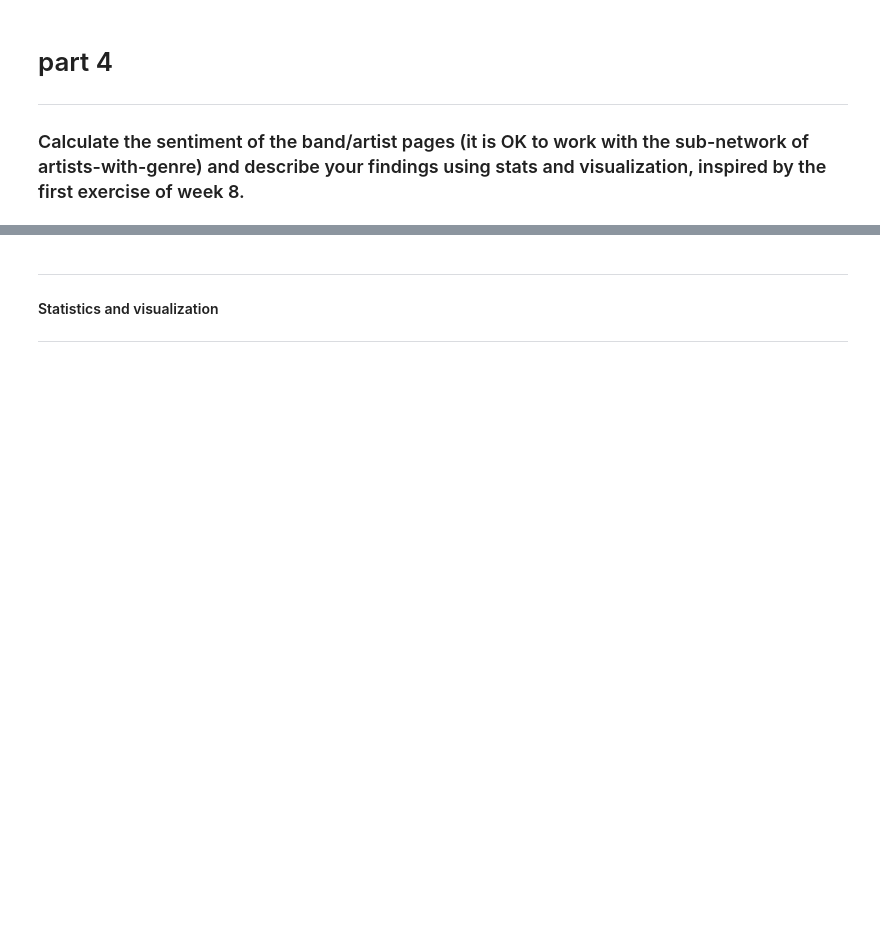
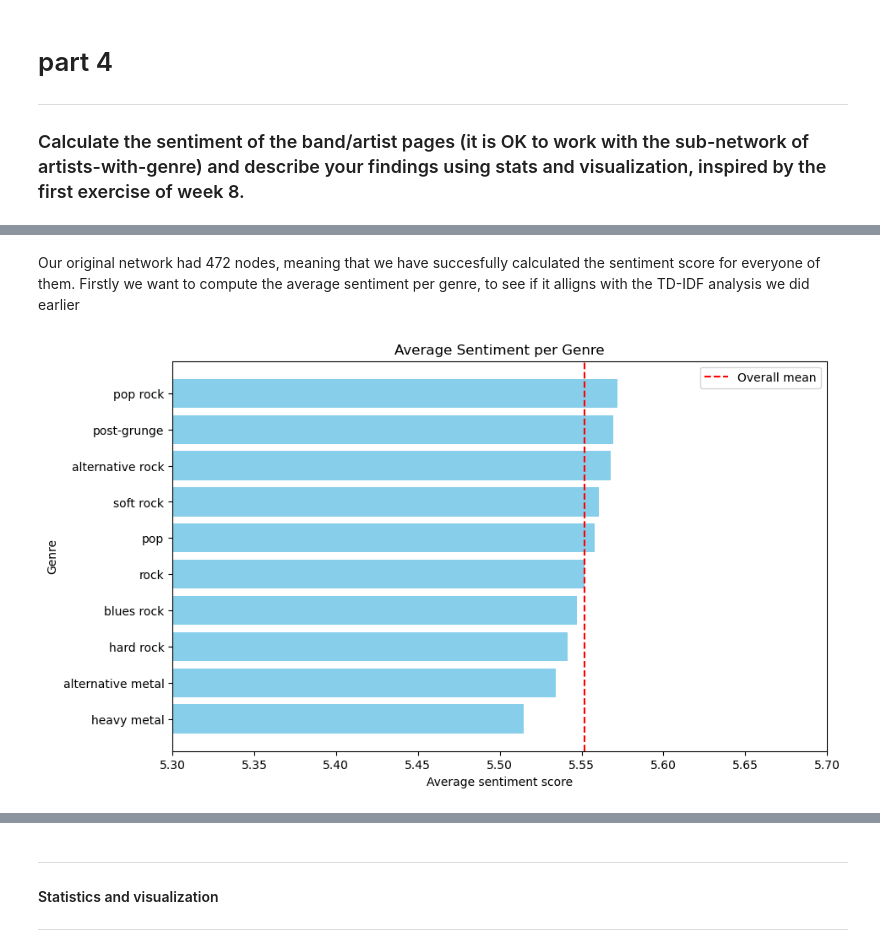
Before and after one commit to noanorgaard/SocialGraphs, a Jupyter notebook: Assignment2/Part4.ipynb, the cells around one changed output, grey strips where cells are left out. Drawn from its saved outputs; the diff is of its cells as text; code cells hidden in the pictures; blank space fills up the shorter version.

```diff
--- a/Assignment2/Part4.ipynb
+++ b/Assignment2/Part4.ipynb
@@ -253 +154,56 @@ Graph has 472 nodes and 5569 edges.
 Total nodes with sentiment: 472
+# %% [markdown]
+Our original network had 472 nodes, meaning that we have succesfully calculated the sentiment score for everyone of them. Firstly we want to compute the average sentiment per genre, to see if it alligns with the TD-IDF analysis we did earlier
+# %%
+# entiment per genre
+
+# Extract genres for each node
+genre_sentiments = defaultdict(list)
+
+for node, data in G.nodes(data=True):
+    sentiment = data.get("sentiment")
+    genres = data.get("genres")
+
+    if sentiment is None or genres is None:
+        continue
+
+    if isinstance(genres, str):
+        try:
+            genres = ast.literal_eval(genres)
+        except Exception:
+            genres = [genres]
+
+    if not isinstance(genres, (list, tuple)):
+        genres = [genres]
+
+    # Assign sentiment to each genre
+    for genre in genres:
+        genre_sentiments[genre].append(sentiment)
+
+# Aggregate mean
+genre_stats = []
+for genre, values in genre_sentiments.items():
+    if len(values) > 40:  # ignore rare genres
+        genre_stats.append({
+            "genre": genre,
+            "n_bands": len(values),
+            "mean_sentiment": np.mean(values),
+            "median_sentiment": np.median(values),
+            "std_sentiment": np.std(values)
+        })
+
+df_genre_sent = pd.DataFrame(genre_stats).sort_values("mean_sentiment", ascending=False)
+# print(df_genre_sent.head(20))
+
+plt.figure(figsize=(10,6))
+plt.barh(df_genre_sent["genre"], df_genre_sent["mean_sentiment"], color='skyblue')
+plt.axvline(np.mean([d["mean_sentiment"] for d in genre_stats]), color='red', linestyle='--', label='Overall mean')
+plt.xlabel("Average sentiment score")
+plt.ylabel("Genre")
+plt.title("Average Sentiment per Genre")
+plt.legend()
+plt.gca().invert_yaxis()
+plt.xlim(5.3, 5.7)
+plt.show()
+# %% [output]
+[figure, added]
```
Also changed, not shown: parts of 8 cells of this notebook, 1 other file.
